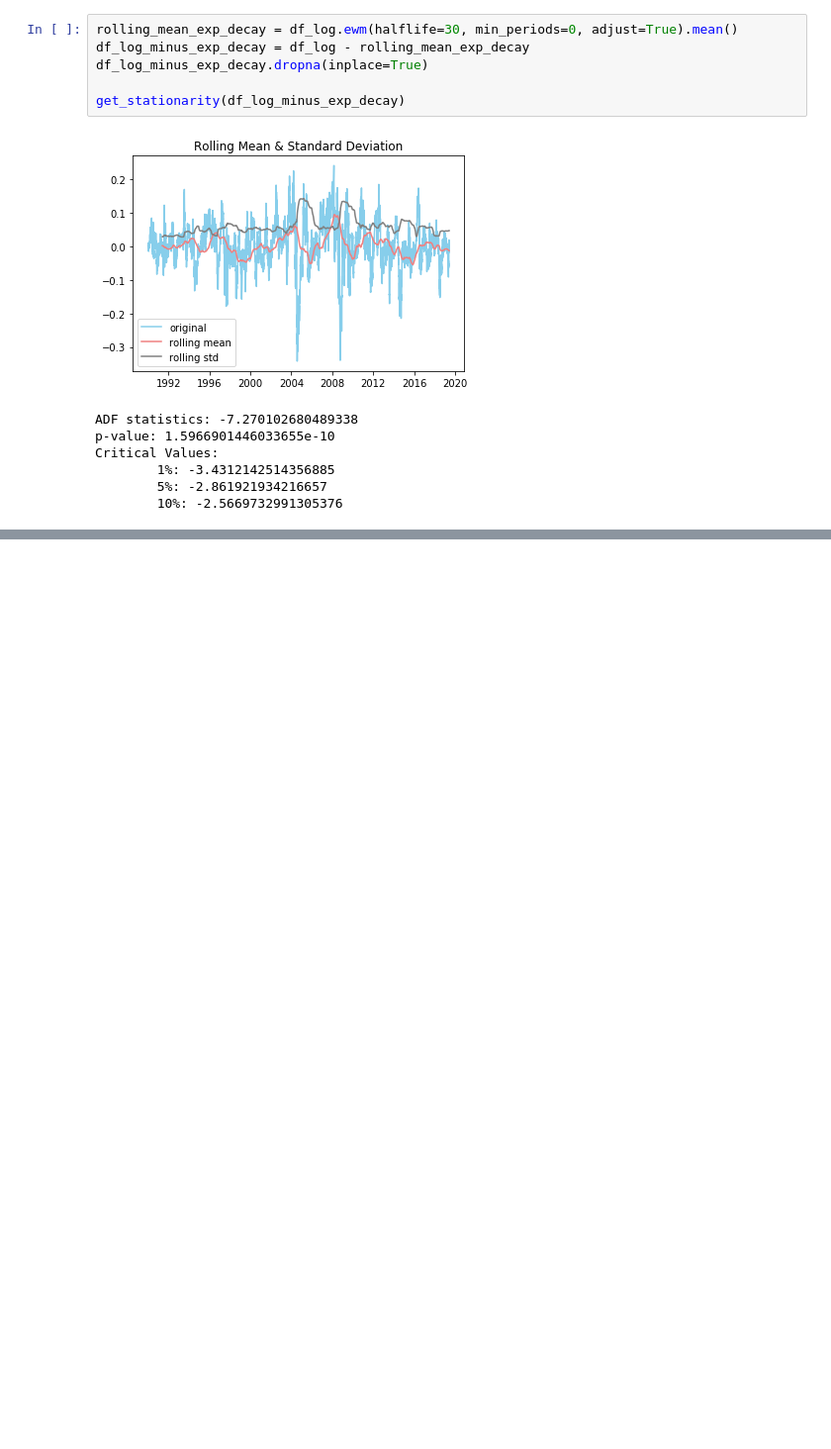
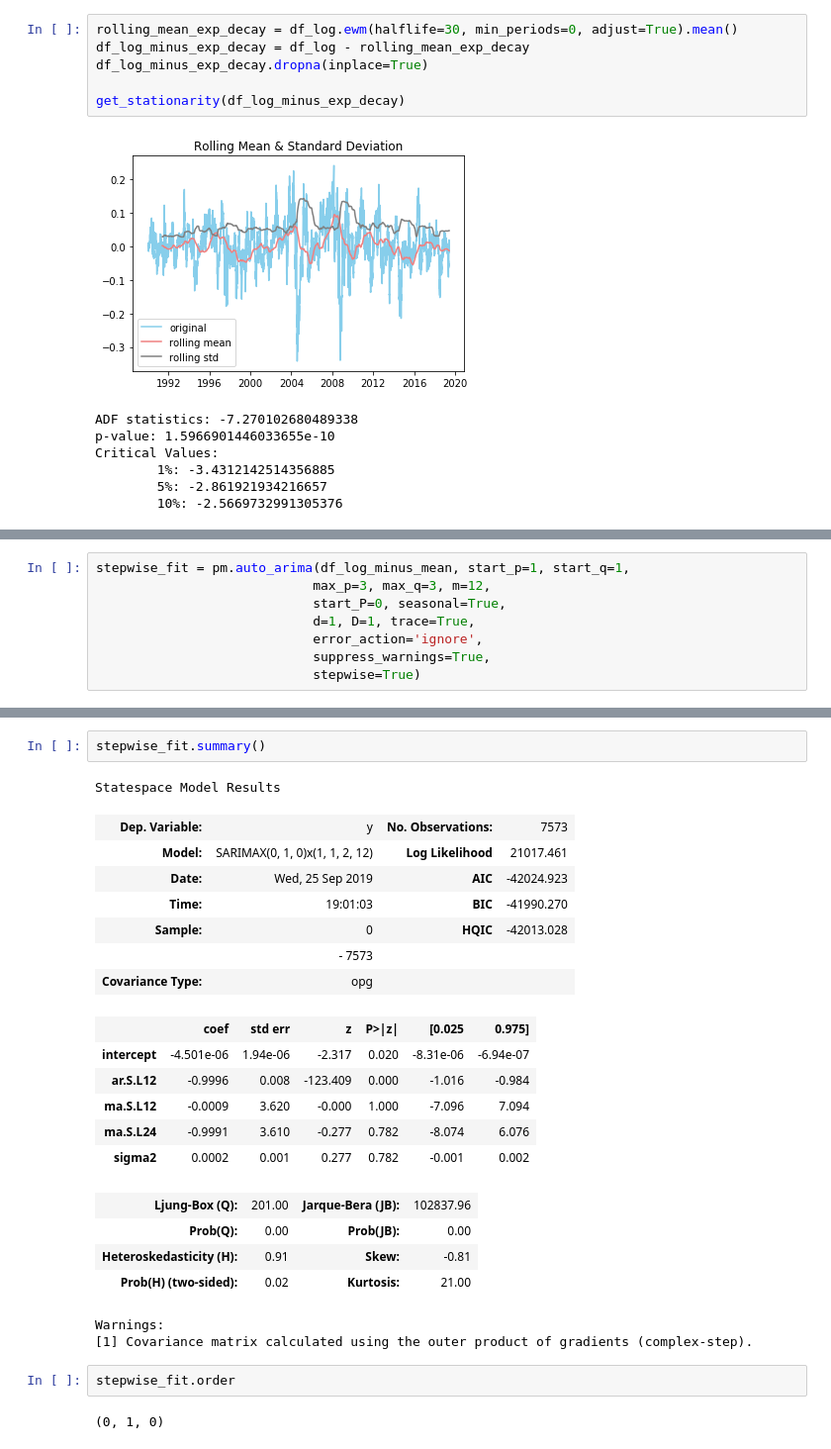
Before and after one commit to fkaita/Springboard, a Jupyter notebook: Capstone/ARIMA.ipynb, the cells around one changed output, grey strips where cells are left out. Shown at 99% size. Cells and saved outputs as stored; diff of their text form; blank space fills up the shorter version.

```diff
--- a/Capstone/ARIMA.ipynb
+++ b/Capstone/ARIMA.ipynb
@@ -122,0 +156,8 @@ pass your own start_params.
+# %%
+stepwise_fit = pm.auto_arima(df_log_minus_mean, start_p=1, start_q=1,
+                            max_p=3, max_q=3, m=12,
+                            start_P=0, seasonal=True,
+                            d=1, D=1, trace=True,
+                            error_action='ignore',
+                            suppress_warnings=True,
+                            stepwise=True)
@@ -122,0 +181,27 @@ pass your own start_params.
+# %%
+stepwise_fit.summary()
+# %% [output]
+Statespace Model Results
+| Dep. Variable: | y | No. Observations: | 7573 |
+| Model: | SARIMAX(0, 1, 0)x(1, 1, 2, 12) | Log Likelihood | 21017.461 |
+| Date: | Wed, 25 Sep 2019 | AIC | -42024.923 |
+| Time: | 19:01:03 | BIC | -41990.270 |
+| Sample: | 0 | HQIC | -42013.028 |
+|  | - 7573 |  |  |
+| Covariance Type: | opg |  |  |
+|  | coef | std err | z | P>|z| | [0.025 | 0.975] |
+| intercept | -4.501e-06 | 1.94e-06 | -2.317 | 0.020 | -8.31e-06 | -6.94e-07 |
+| ar.S.L12 | -0.9996 | 0.008 | -123.409 | 0.000 | -1.016 | -0.984 |
+| ma.S.L12 | -0.0009 | 3.620 | -0.000 | 1.000 | -7.096 | 7.094 |
+| ma.S.L24 | -0.9991 | 3.610 | -0.277 | 0.782 | -8.074 | 6.076 |
+| sigma2 | 0.0002 | 0.001 | 0.277 | 0.782 | -0.001 | 0.002 |
+| Ljung-Box (Q): | 201.00 | Jarque-Bera (JB): | 102837.96 |
+| Prob(Q): | 0.00 | Prob(JB): | 0.00 |
+| Heteroskedasticity (H): | 0.91 | Skew: | -0.81 |
+| Prob(H) (two-sided): | 0.02 | Kurtosis: | 21.00 |
+Warnings:
+[1] Covariance matrix calculated using the outer product of gradients (complex-step).
+# %%
+stepwise_fit.order
+# %% [output]
+(0, 1, 0)
```
Also changed, not shown: parts of 12 cells of this notebook.
